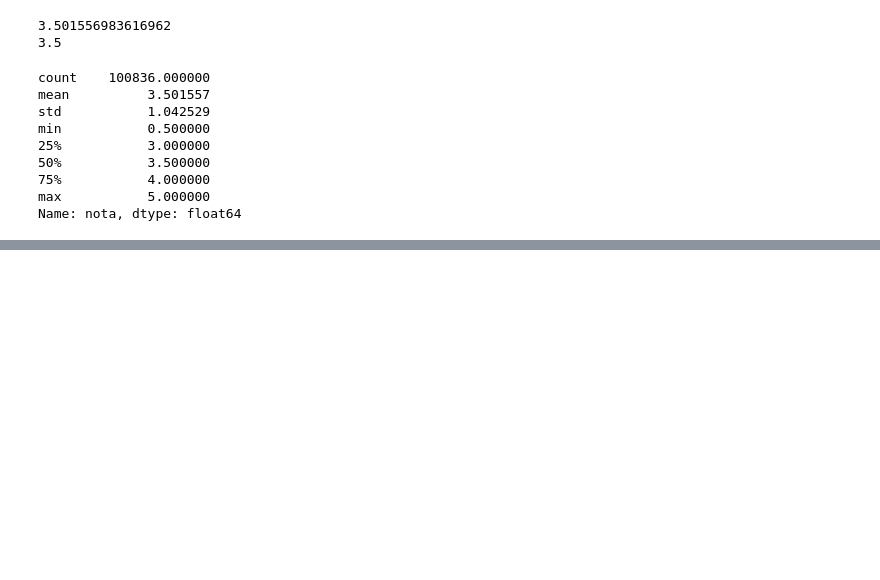
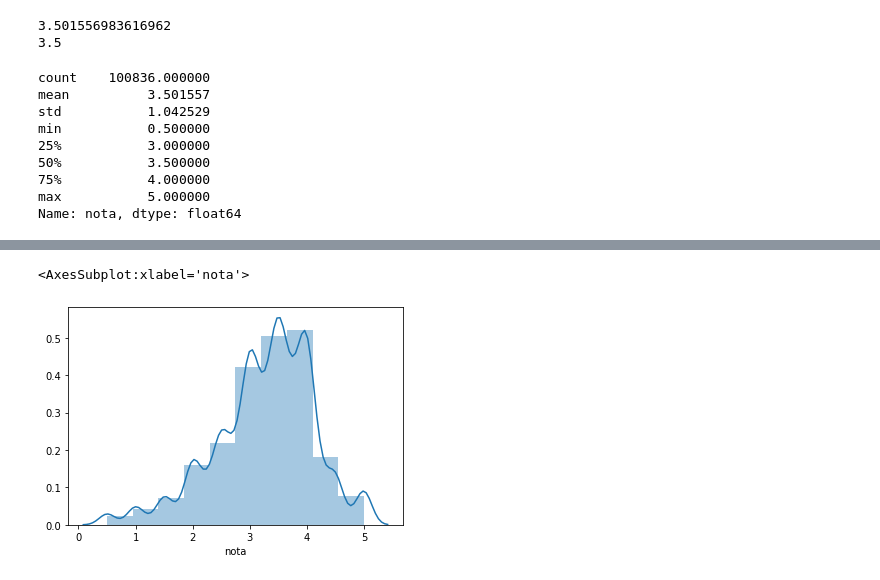
Before and after one commit to edupiorini/alura-data-science, a Jupyter notebook: Aula0.ipynb, the cells around one changed output, grey strips where cells are left out. Drawn from its saved outputs; the diff is of its cells as text; code cells hidden in the pictures; blank space fills up the shorter version.

```diff
--- a/Aula0.ipynb
+++ b/Aula0.ipynb
@@ -113,0 +206,5 @@ sns.boxplot(notas.nota)
+# %%
+sns.distplot(medias_por_filme, bins=10) # bins seleciona a precisão(divisão) do gráfico
+# %% [output]
+<AxesSubplot:xlabel='nota'>
+[figure, added]
```
Also changed, not shown: parts of 16 cells of this notebook, 1 other file.
